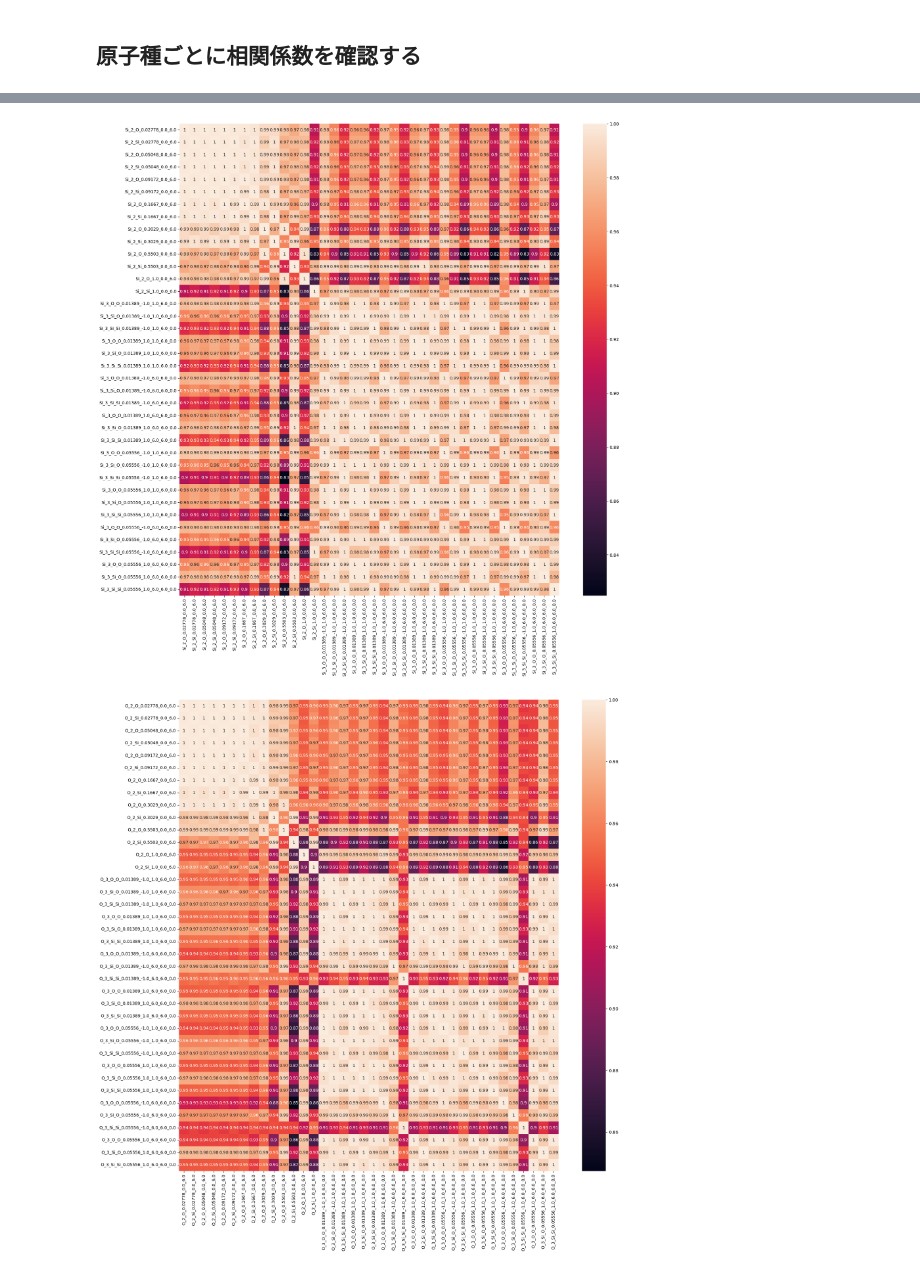
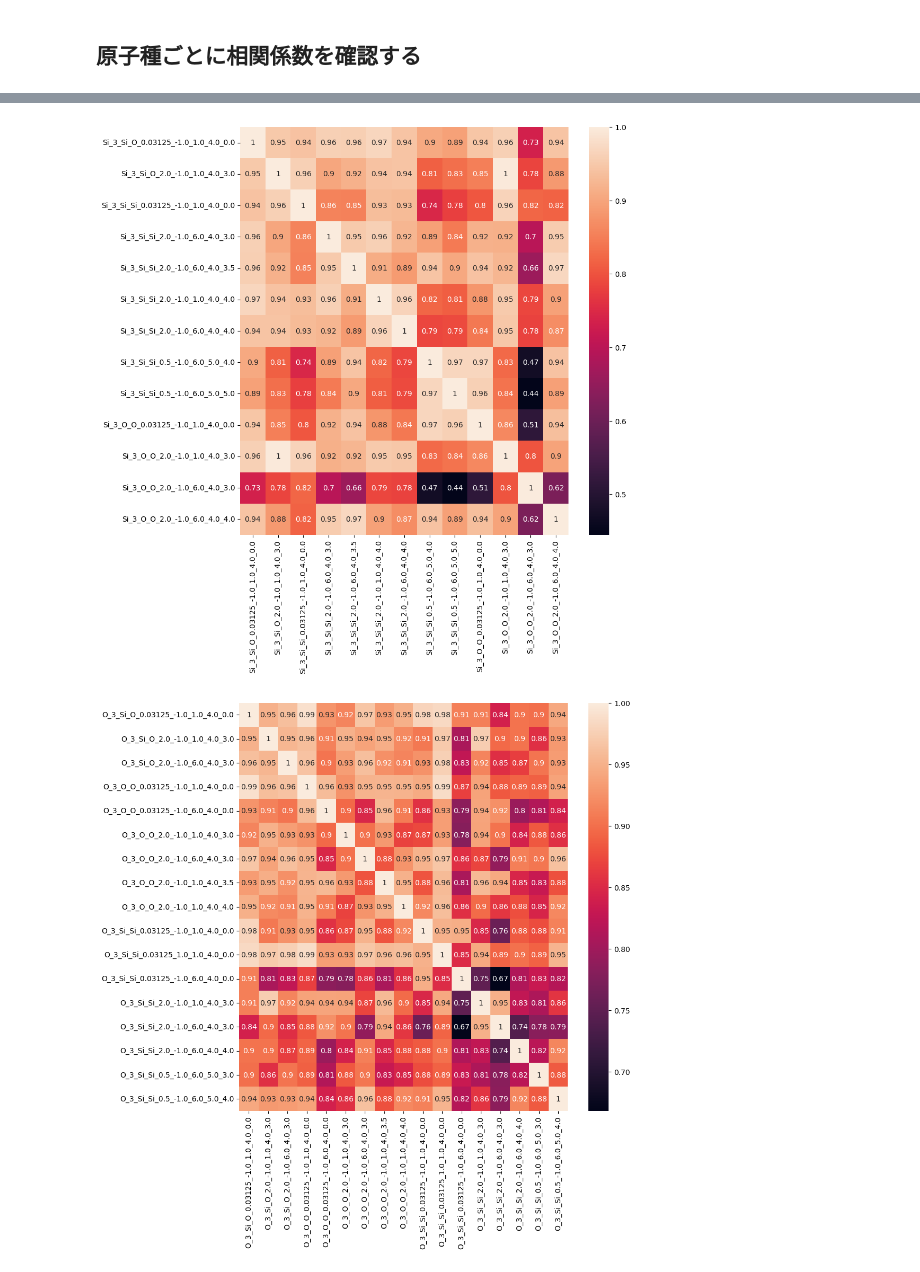
Before and after one commit to y1u0d2a1i/mlp_tools, a Jupyter notebook: notebooks/analyze/select_symmety_functions.ipynb, the cells around one changed output, grey strips where cells are left out. Saved outputs shown, nothing was run; the diff lists cells and outputs as text; code cells hidden in the pictures.

```diff
--- a/notebooks/analyze/select_symmety_functions.ipynb
+++ b/notebooks/analyze/select_symmety_functions.ipynb
@@ -32,0 +39,25 @@ oxygen_sf_df = sf_df_dict["O"]
+# %%
+path2target = "/Users/y1u0d2/Google Drive/マイドライブ/HamaLab_kotani/n2p2/SiO2/02/sf/radial"
+is_radial = True
+
+silicon_sf_df = pd.read_csv(os.path.join(path2target, "Si_sf.csv"))
+oxygen_sf_df = pd.read_csv(os.path.join(path2target, "O_sf.csv"))
+# %%
+threshold = 0.97
+
+def get_highly_correlated_features(corr_matrix, threshold):
+    print(f"Number of features: {len(corr_matrix.columns.unique())}")
+    cols_to_drop = []
+    for i in range(len(corr_matrix)):
+        for j in range(i+1, len(corr_matrix)):
+            if abs(corr_matrix.iloc[i, j]) > threshold:
+                colname = corr_matrix.columns[j]
+                if colname not in cols_to_drop:
+                    cols_to_drop.append(colname)
+    print(f"Number of selected features: {len(corr_matrix.columns.unique()) - len(cols_to_drop)}")
+    return cols_to_drop
+
+def select_symmetry_functions(sf_df: pd.DataFrame, threshold: float):
+    corr_matrix = sf_df.corr(method="pearson")
+    cols_to_drop = get_highly_correlated_features(corr_matrix, threshold)
+    return sf_df.drop(cols_to_drop, axis=1)
@@ -33,14 +159,14 @@ oxygen_sf_df = sf_df_dict["O"]
 # %%
-corr = silicon_sf_df.corr(method="pearson")
-fig, ax = plt.subplots(figsize=(20, 20))
+corr = selected_silicon_sf_df.corr(method="pearson")
+fig, ax = plt.subplots(figsize=(10, 10))
 sns.heatmap(corr, annot=True, ax=ax)
 plt.show()
 # %% [output]
-[figure, old version]
+[figure, new version]
 # %%
-corr = oxygen_sf_df.corr(method="pearson")
-fig, ax = plt.subplots(figsize=(20, 20))
+corr = selected_oxygen_sf_df.corr(method="pearson")
+fig, ax = plt.subplots(figsize=(10, 10))
 sns.heatmap(corr, annot=True, ax=ax)
 plt.show()
 # %% [output]
-[figure, old version]
+[figure, new version]
```
Also changed, not shown: parts of 11 cells of this notebook.
